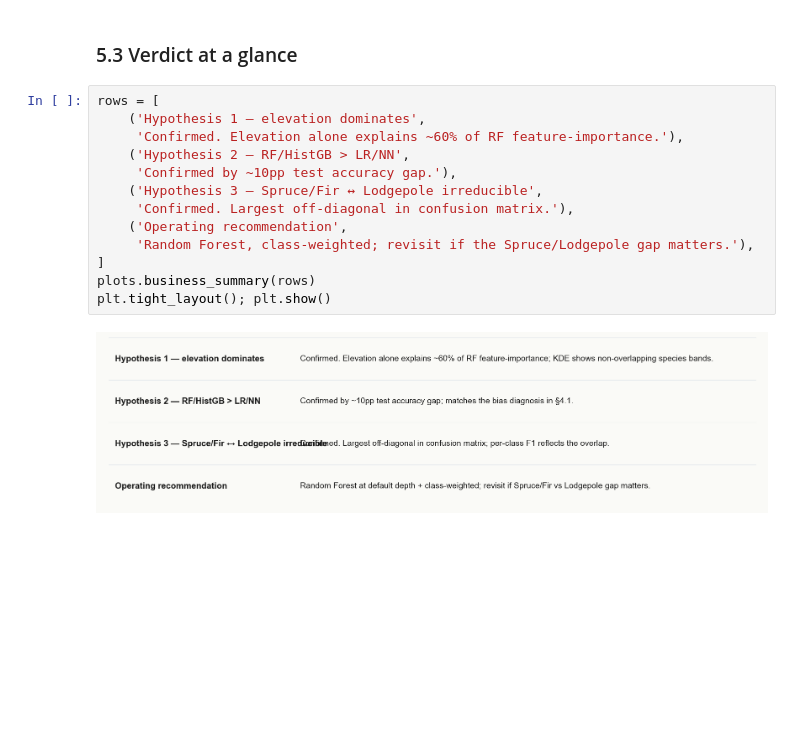
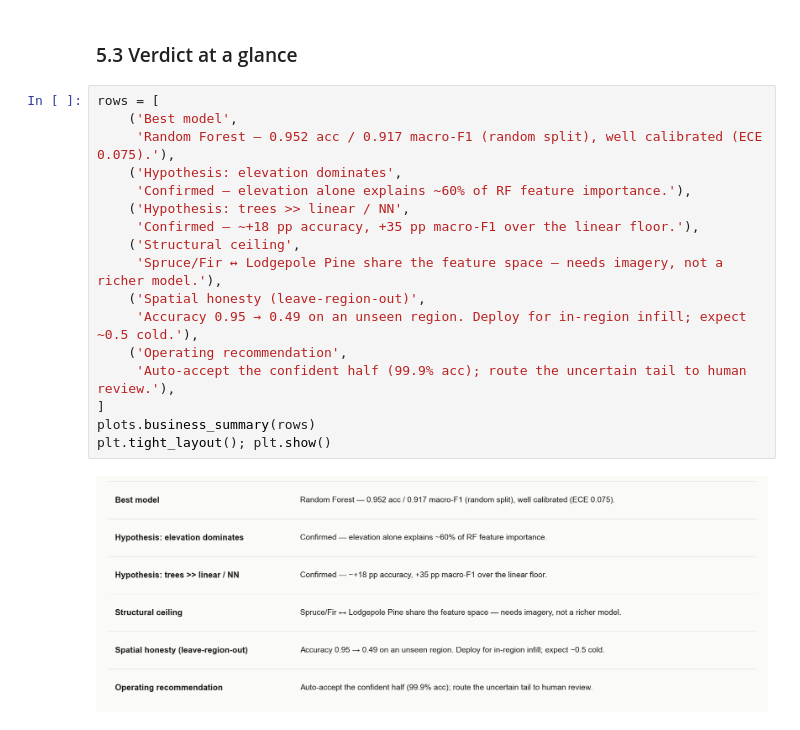
Before and after one commit to Ahmad-Jaradat-Space/forest-cover-type, a Jupyter notebook: notebook.ipynb, the cells around one changed output. Cells and saved outputs as stored; diff of their text form; blank space fills up the shorter version.

```diff
--- a/notebook.ipynb
+++ b/notebook.ipynb
@@ -749,16 +884,20 @@ results.sort_values("accuracy", ascending=False).reset_index(drop=True).round(3)
 ### 5.3 Verdict at a glance
 # %%
 rows = [
-    ('Hypothesis 1 — elevation dominates',
-     'Confirmed. Elevation alone explains ~60% of RF feature-importance.'),
-    ('Hypothesis 2 — RF/HistGB > LR/NN',
-     'Confirmed by ~10pp test accuracy gap.'),
-    ('Hypothesis 3 — Spruce/Fir ↔ Lodgepole irreducible',
-     'Confirmed. Largest off-diagonal in confusion matrix.'),
+    ('Best model',
+     'Random Forest — 0.952 acc / 0.917 macro-F1 (random split), well calibrated (ECE 0.075).'),
+    ('Hypothesis: elevation dominates',
+     'Confirmed — elevation alone explains ~60% of RF feature importance.'),
+    ('Hypothesis: trees >> linear / NN',
+     'Confirmed — ~+18 pp accuracy, +35 pp macro-F1 over the linear floor.'),
+    ('Structural ceiling',
+     'Spruce/Fir ↔ Lodgepole Pine share the feature space — needs imagery, not a richer model.'),
+    ('Spatial honesty (leave-region-out)',
+     'Accuracy 0.95 → 0.49 on an unseen region. Deploy for in-region infill; expect ~0.5 cold.'),
     ('Operating recommendation',
-     'Random Forest, class-weighted; revisit if the Spruce/Lodgepole gap matters.'),
+     'Auto-accept the confident half (99.9% acc); route the uncertain tail to human review.'),
 ]
 plots.business_summary(rows)
 plt.tight_layout(); plt.show()
 # %% [output]
-[figure, old version]
+[figure, new version]
```
Also changed, not shown: parts of 37 cells of this notebook, 14 other files.
